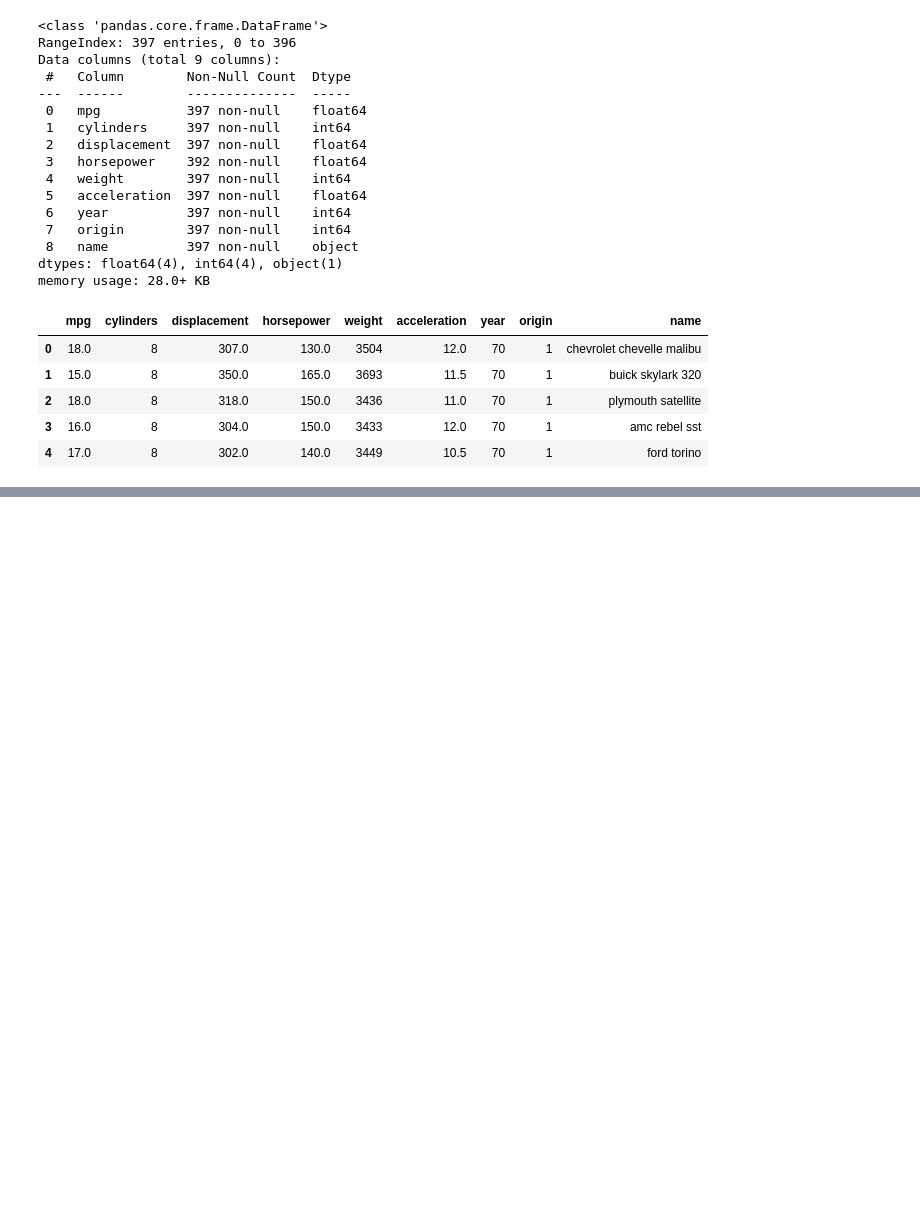
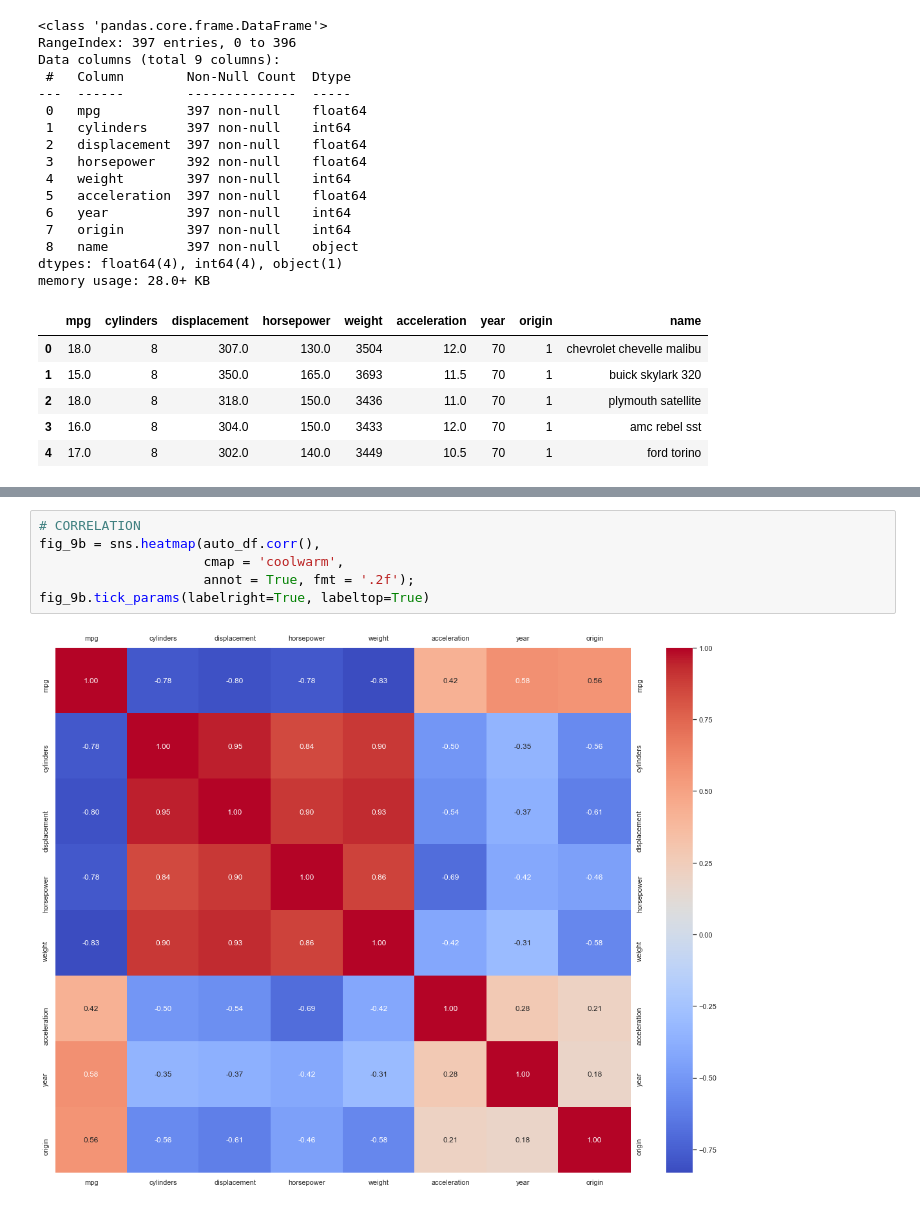
Before and after one commit to jmaestrerodriguez/ISL, a Jupyter notebook: exercises.ipynb, the cells around one changed output, grey strips where cells are left out. Drawn from its saved outputs; the diff is of its cells as text; blank space fills up the shorter version.

```diff
--- a/exercises.ipynb
+++ b/exercises.ipynb
@@ -100,0 +161,8 @@ R^2 = 0.61
+# %%
+# CORRELATION
+fig_9b = sns.heatmap(auto_df.corr(),
+                     cmap = 'coolwarm',
+                     annot = True, fmt = '.2f');
+fig_9b.tick_params(labelright=True, labeltop=True)
+# %% [output]
+[figure, added]
```
Also changed, not shown: parts of 15 cells of this notebook.
